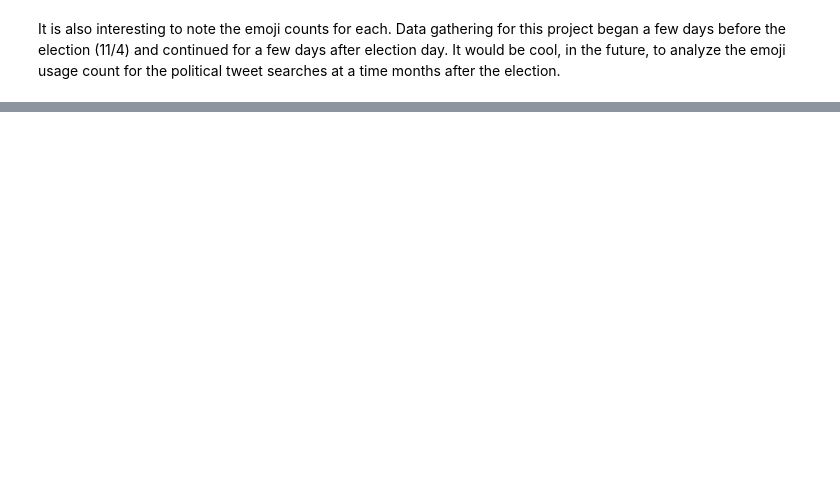
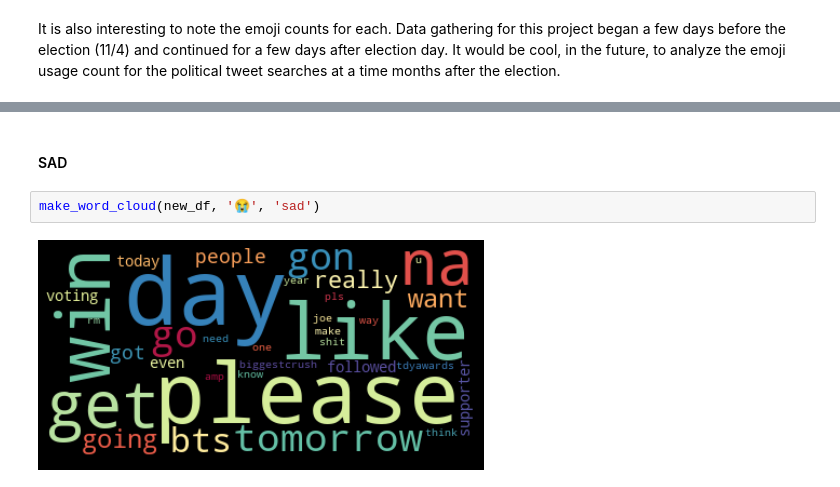
Before and after one commit to bmccabe96/Emoji_Analysis, a Jupyter notebook: Analysis/Exploratory_Analysis_NEW.ipynb, the cells around one changed output, grey strips where cells are left out. Saved outputs shown, nothing was run; the diff lists cells and outputs as text; blank space fills up the shorter version.

```diff
--- a/Analysis/Exploratory_Analysis_NEW.ipynb
+++ b/Analysis/Exploratory_Analysis_NEW.ipynb
@@ -418,0 +538,6 @@ It is also interesting to note the emoji counts for each. Data gathering for thi
+# %% [markdown]
+#### SAD
+# %%
+make_word_cloud(new_df, '😭', 'sad')
+# %% [output]
+[figure, added]
```
Also changed, not shown: parts of 44 cells of this notebook, 9 other files.
